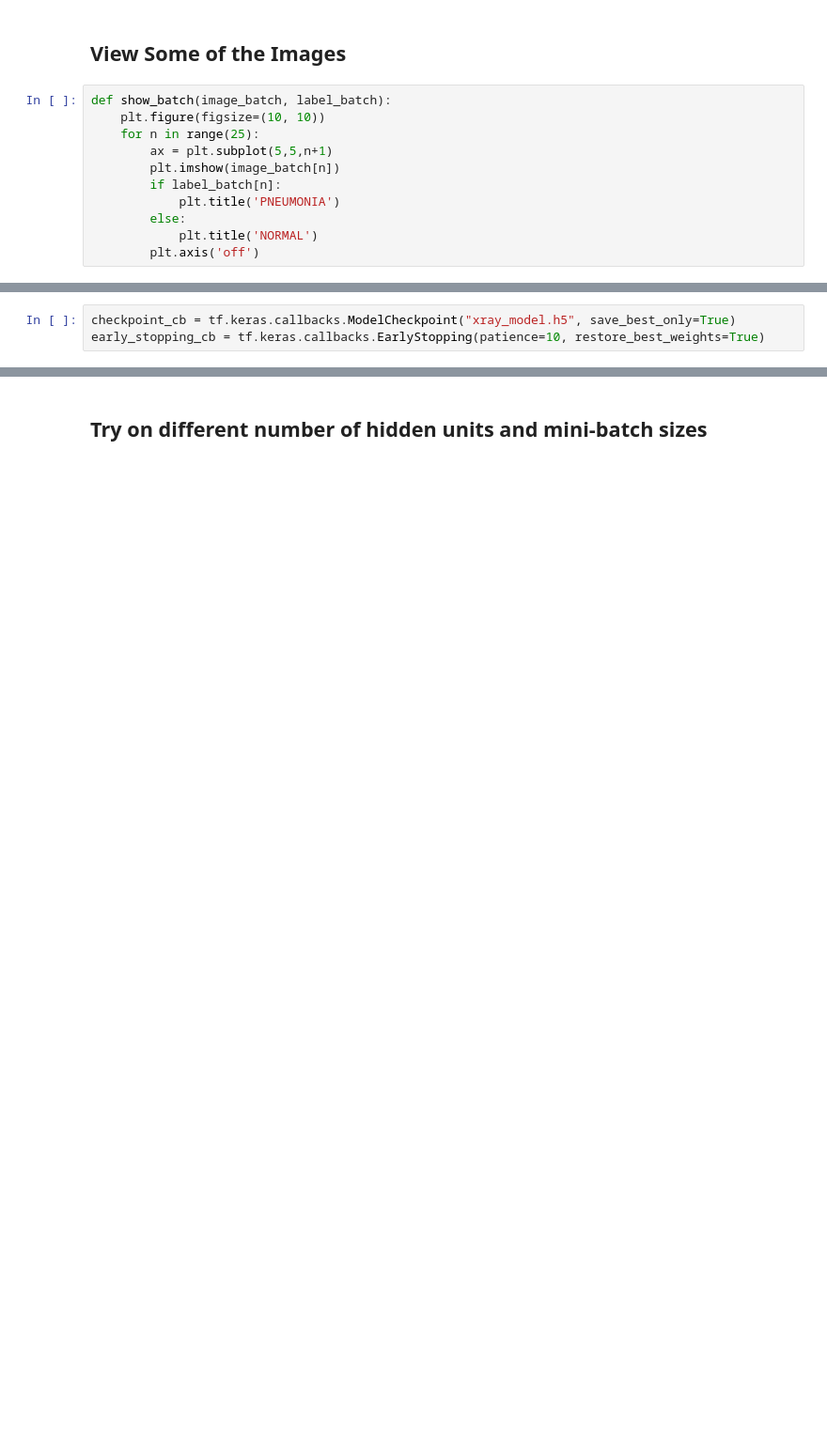
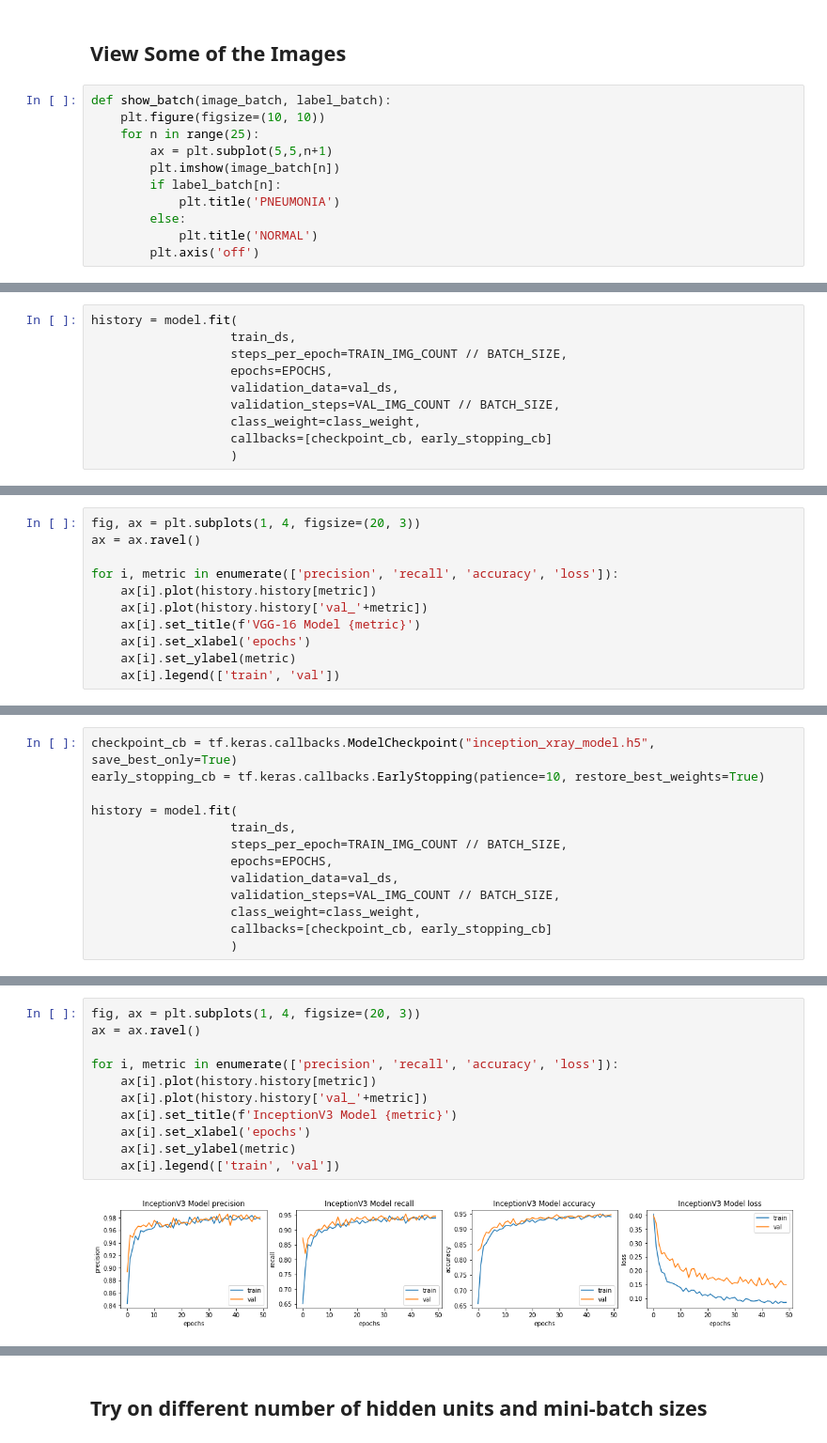
Before and after one commit to dagartga/Transfer_Learning_X-Ray_Classification, a Jupyter notebook: transfer-model-training.ipynb, the cells around one changed output, grey strips where cells are left out. Shown at 94% size. Saved outputs shown, nothing was run; the diff lists cells and outputs as text; blank space fills up the shorter version.

Commit message:
Kaggle Notebook | Transfer_Model_Training | Version 16

```diff
--- a/transfer-model-training.ipynb
+++ b/transfer-model-training.ipynb
@@ -287,0 +418,10 @@ print(f'Weight for class 1: {weight_for_1:.2f}')
+# %%
+history = model.fit(
+                   train_ds,
+                   steps_per_epoch=TRAIN_IMG_COUNT // BATCH_SIZE,
+                   epochs=EPOCHS,
+                   validation_data=val_ds,
+                   validation_steps=VAL_IMG_COUNT // BATCH_SIZE,
+                   class_weight=class_weight,
+                   callbacks=[checkpoint_cb, early_stopping_cb]
+                   )
@@ -287,0 +448,11 @@ print(f'Weight for class 1: {weight_for_1:.2f}')
+# %%
+fig, ax = plt.subplots(1, 4, figsize=(20, 3))
+ax = ax.ravel()
+
+for i, metric in enumerate(['precision', 'recall', 'accuracy', 'loss']):
+    ax[i].plot(history.history[metric])
+    ax[i].plot(history.history['val_'+metric])
+    ax[i].set_title(f'VGG-16 Model {metric}')
+    ax[i].set_xlabel('epochs')
+    ax[i].set_ylabel(metric)
+    ax[i].legend(['train', 'val'])
@@ -319,3 +512,13 @@ with strategy.scope():
 # %%
-checkpoint_cb = tf.keras.callbacks.ModelCheckpoint("xray_model.h5", save_best_only=True)
+checkpoint_cb = tf.keras.callbacks.ModelCheckpoint("inception_xray_model.h5", save_best_only=True)
 early_stopping_cb = tf.keras.callbacks.EarlyStopping(patience=10, restore_best_weights=True)
+
+history = model.fit(
+                   train_ds,
+                   steps_per_epoch=TRAIN_IMG_COUNT // BATCH_SIZE,
+                   epochs=EPOCHS,
+                   validation_data=val_ds,
+                   validation_steps=VAL_IMG_COUNT // BATCH_SIZE,
+                   class_weight=class_weight,
+                   callbacks=[checkpoint_cb, early_stopping_cb]
+                   )
@@ -321,0 +543,13 @@ early_stopping_cb = tf.keras.callbacks.EarlyStopping(patience=10, restore_best_w
+# %%
+fig, ax = plt.subplots(1, 4, figsize=(20, 3))
+ax = ax.ravel()
+
+for i, metric in enumerate(['precision', 'recall', 'accuracy', 'loss']):
+    ax[i].plot(history.history[metric])
+    ax[i].plot(history.history['val_'+metric])
+    ax[i].set_title(f'InceptionV3 Model {metric}')
+    ax[i].set_xlabel('epochs')
+    ax[i].set_ylabel(metric)
+    ax[i].legend(['train', 'val'])
+# %% [output]
+[figure, added]
```
Also changed, not shown: parts of 54 cells of this notebook.
